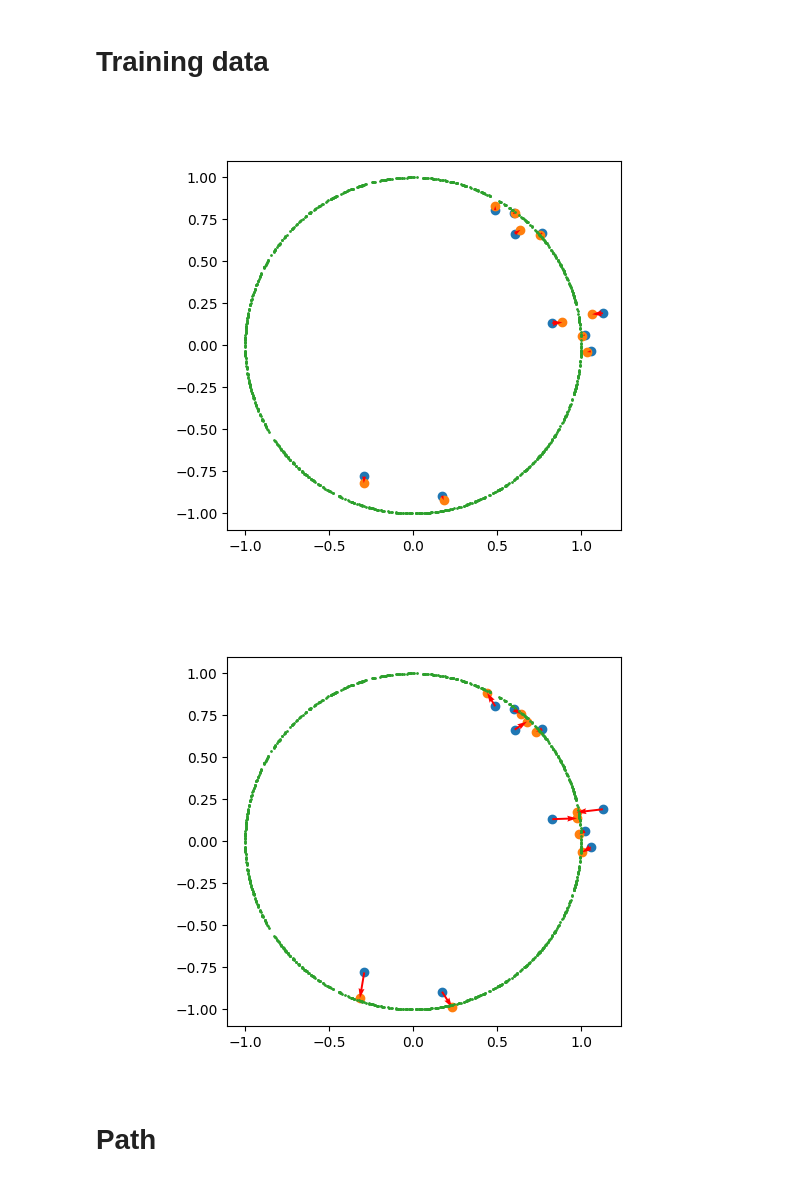
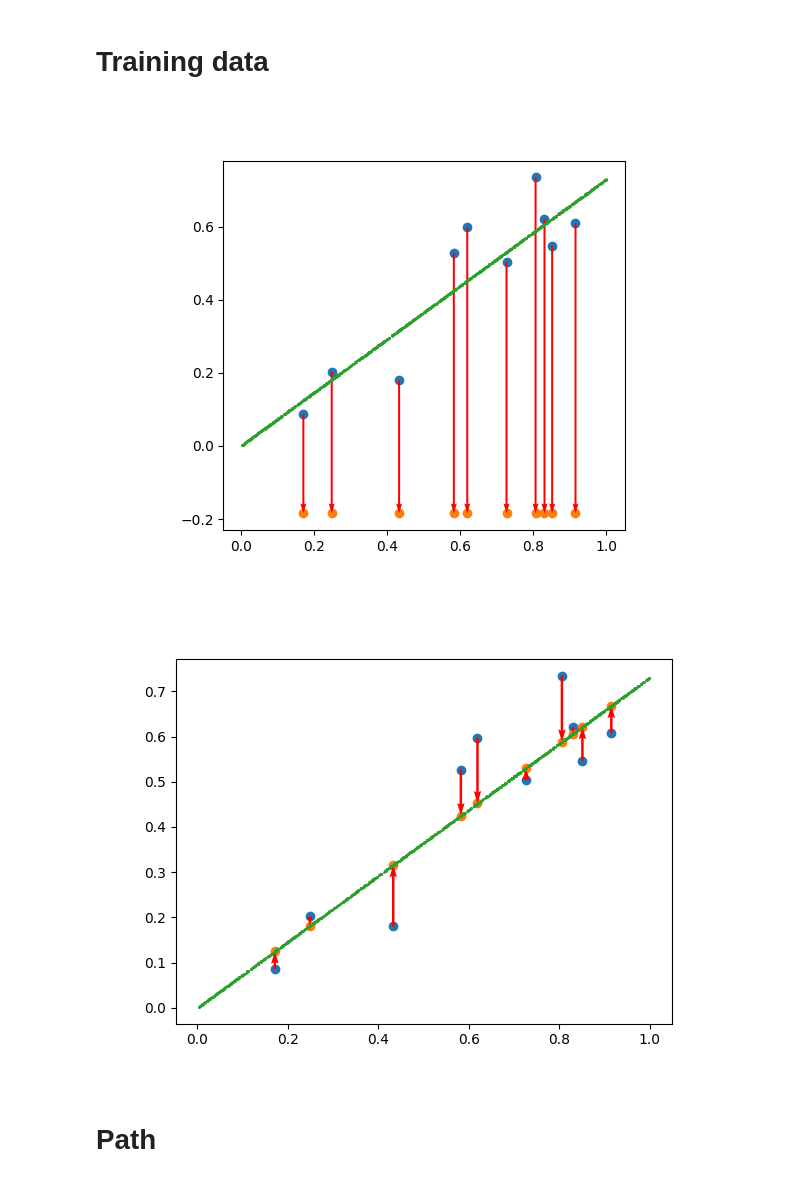
Before and after one commit to rcpaffenroth/iterativennsimple, a Jupyter notebook: notebooks/4-rcp-MLP.ipynb, the cells around one changed output. Drawn from its saved outputs; the diff is of its cells as text; code cells hidden in the pictures.

```diff
--- a/notebooks/4-rcp-MLP.ipynb
+++ b/notebooks/4-rcp-MLP.ipynb
@@ -34,9 +33,12 @@ z_target_tensor = df_to_tensor(z_target)
 # this is used to remove columns that are constant
 mask = (z_start_tensor == z_target_tensor).all(axis=0)
 mask.shape
+x_mask = mask
+y_mask = ~mask
 
-x_all = z_start_tensor[:, mask]
-y_all = z_target_tensor[:, ~mask]
+# print out the shape of the masks
+print(x_mask.shape, y_mask.shape)
 
-X.shape, Y.shape
+# print out number of true entries in each mask
+print(x_mask.sum(), y_mask.sum())
 # %% [output]
@@ -69,6 +84,13 @@ map = Sequential2D(
     out_features_list=out_features_list,
     blocks=transpose_blocks(blocks)
 )
+# %%
+zh_start_tensor = torch.cat((z_start_tensor[:, x_mask],
+                             torch.zeros(z_start_tensor.shape[0], len(h_idx)),
+                             z_start_tensor[:, y_mask]), dim=1)
+zh_target_tensor = torch.cat((z_target_tensor[:, x_mask],
+                             torch.zeros(z_target_tensor.shape[0], len(h_idx)),
+                             z_target_tensor[:, y_mask]), dim=1)
 # %%
 # a dataloader which returns a batch of start and target data
 class Data(torch.utils.data.Dataset):
@@ -80,7 +102,7 @@ class Data(torch.utils.data.Dataset):
     def __getitem__(self, idx):
         return self.z_start[idx], self.z_target[idx]
 
-train_data = Data(z_start_tensor, z_target_tensor)
+train_data = Data(zh_start_tensor, zh_target_tensor)
 train_loader = torch.utils.data.DataLoader(train_data, batch_size=100, shuffle=True)
 # %%
 # Define the loss function and optimizer
@@ -93,15 +115,15 @@ for epoch in range(max_epochs):
     for batch_idx, (start, target) in enumerate(train_loader):
         optimizer.zero_grad()
 
-        # STOPPED HERE
         mapped = start
-
 
         loss = 0.0
         for i in range(iterations):
             mapped = map(mapped)
-            loss += criterion(mapped, target)
+
+        loss = criterion(mapped[:, y_idx], target[:, y_idx])
         loss.backward()
+
         optimizer.step()
     if epoch % 100 == 0:
         print(f'Epoch {epoch}, Batch {batch_idx}, Loss {loss.item()}')
@@ -115,29 +137,31 @@ Epoch 400, Batch 9, Loss 0.01139049232006073
 # Training data
 # %%
 plot_iterations = 1
-mapped_tensor = z_start_tensor
+
+mapped_tensor = zh_start_tensor
 for i in range(plot_iterations):
     mapped_tensor = map(mapped_tensor)
 mapped_tensor = mapped_tensor.detach()
 
 plot_points = 10
 
 plt.figure()
 
-plt.scatter(z_start_tensor[:plot_points,0], z_start_tensor[:plot_points,1])
-plt.scatter(mapped_tensor[:plot_points,0], mapped_tensor[:plot_points,1])
-dx = mapped_tensor[:plot_points,0]-z_start_tensor[:plot_points,0]
-dy = mapped_tensor[:plot_points,1]-z_start_tensor[:plot_points,1]
-plt.quiver(z_start_tensor[:plot_points,0], z_start_tensor[:plot_points,1], dx, dy, scale=1, scale_units='xy', angles='xy', color='r', width=0.005)
+plt.scatter(zh_start_tensor[:plot_points, x_idx], zh_start_tensor[:plot_points, y_idx])
+plt.scatter(mapped_tensor[:plot_points, x_idx], mapped_tensor[:plot_points, y_idx])
+dx = mapped_tensor[:plot_points, x_idx]-zh_start_tensor[:plot_points, x_idx]
+dy = mapped_tensor[:plot_points, y_idx]-zh_start_tensor[:plot_points, y_idx]
+plt.quiver(zh_start_tensor[:plot_points, x_idx], zh_start_tensor[:plot_points, y_idx], dx, dy, scale=1, scale_units='xy', angles='xy', color='r', width=0.005)
 
-plt.scatter(z_target_tensor[:,0], z_target_tensor[:,1], s=1)
+plt.scatter(zh_target_tensor[:, x_idx], zh_target_tensor[:, y_idx], s=1)
 plt.gca().set_aspect('equal')
 plt.show()
 # %% [output]
-[figure, old version]
+[figure, new version]
 # %%
 plot_iterations = iterations
-mapped_tensor = z_start_tensor
+
+mapped_tensor = zh_start_tensor
 for i in range(plot_iterations):
     mapped_tensor = map(mapped_tensor)
 mapped_tensor = mapped_tensor.detach()
@@ -146,17 +170,17 @@ plot_points = 10
 
 plt.figure()
 
-plt.scatter(z_start_tensor[:plot_points,0], z_start_tensor[:plot_points,1])
-plt.scatter(mapped_tensor[:plot_points,0], mapped_tensor[:plot_points,1])
-dx = mapped_tensor[:plot_points,0]-z_start_tensor[:plot_points,0]
-dy = mapped_tensor[:plot_points,1]-z_start_tensor[:plot_points,1]
-plt.quiver(z_start_tensor[:plot_points,0], z_start_tensor[:plot_points,1], dx, dy, scale=1, scale_units='xy', angles='xy', color='r', width=0.005)
+plt.scatter(zh_start_tensor[:plot_points, x_idx], zh_start_tensor[:plot_points, y_idx])
+plt.scatter(mapped_tensor[:plot_points, x_idx], mapped_tensor[:plot_points, y_idx])
+dx = mapped_tensor[:plot_points, x_idx]-zh_start_tensor[:plot_points, x_idx]
+dy = mapped_tensor[:plot_points, y_idx]-zh_start_tensor[:plot_points, y_idx]
+plt.quiver(zh_start_tensor[:plot_points, x_idx], zh_start_tensor[:plot_points, y_idx], dx, dy, scale=1, scale_units='xy', angles='xy', color='r', width=0.005)
 
-plt.scatter(z_target_tensor[:,0], z_target_tensor[:,1], s=1)
+plt.scatter(zh_target_tensor[:, x_idx], zh_target_tensor[:, y_idx], s=1)
 plt.gca().set_aspect('equal')
 plt.show()
 # %% [output]
-[figure, old version]
+[figure, new version]
 # %% [markdown]
 # Path
 # %%
```
Also changed, not shown: parts of 7 cells of this notebook, 2 other files.
